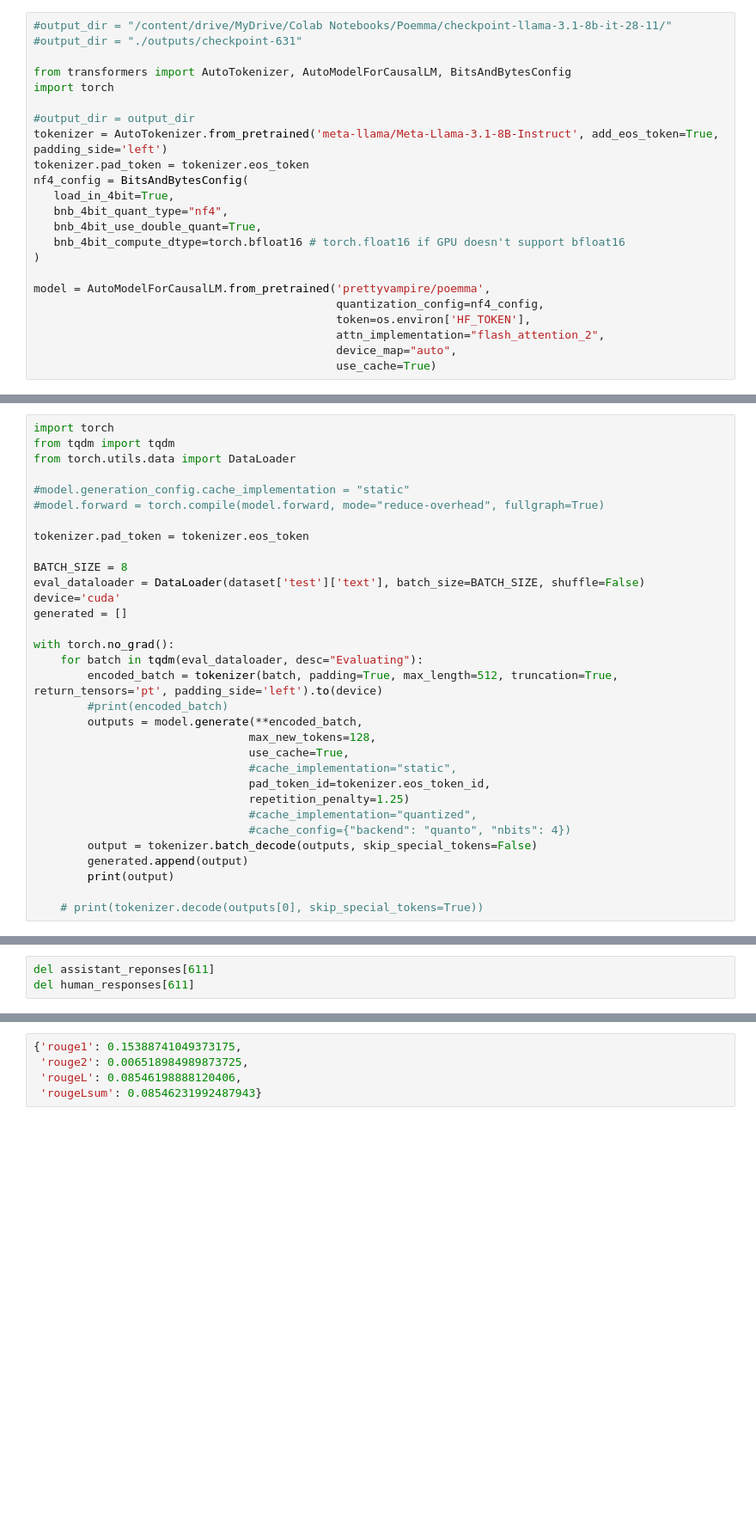
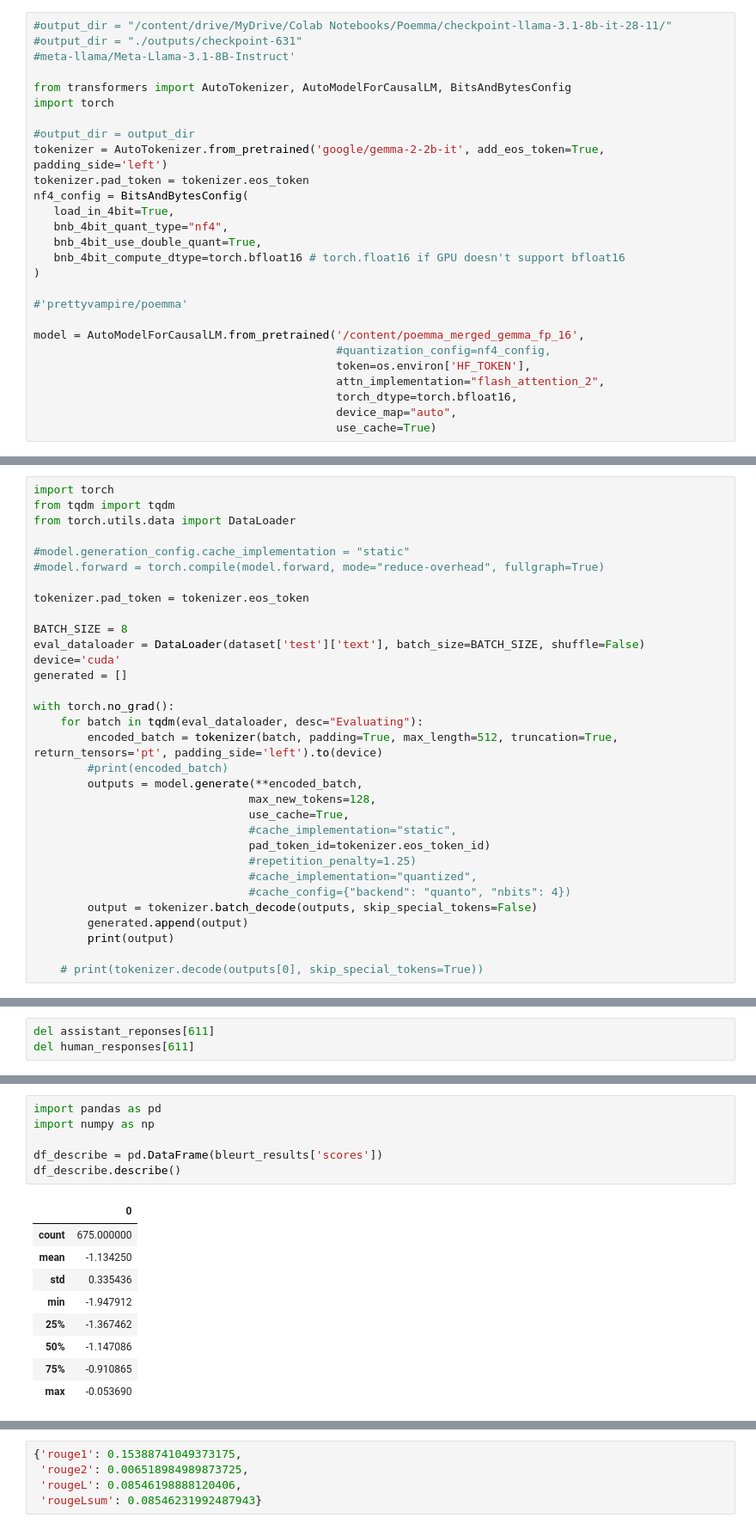
Before and after one commit to lovelyscientist/poemma, a Jupyter notebook: 4 - Poemma_Evaluation.ipynb, the cells around one changed output, grey strips where cells are left out. Shown at 86% size. Saved outputs shown, nothing was run; the diff lists cells and outputs as text; blank space fills up the shorter version.

```diff
--- a/4 - Poemma_Evaluation.ipynb
+++ b/4 - Poemma_Evaluation.ipynb
@@ -72,12 +80,13 @@ merged_model.save_pretrained('./outputs/poemma_merged_fp_16')
 # %%
 #output_dir = "/content/drive/MyDrive/Colab Notebooks/Poemma/checkpoint-llama-3.1-8b-it-28-11/"
 #output_dir = "./outputs/checkpoint-631"
+#meta-llama/Meta-Llama-3.1-8B-Instruct'
 
 from transformers import AutoTokenizer, AutoModelForCausalLM, BitsAndBytesConfig
 import torch
 
 #output_dir = output_dir
-tokenizer = AutoTokenizer.from_pretrained('meta-llama/Meta-Llama-3.1-8B-Instruct', add_eos_token=True, padding_side='left')
+tokenizer = AutoTokenizer.from_pretrained('google/gemma-2-2b-it', add_eos_token=True, padding_side='left')
 tokenizer.pad_token = tokenizer.eos_token
 nf4_config = BitsAndBytesConfig(
    load_in_4bit=True,
@@ -86,10 +95,13 @@ nf4_config = BitsAndBytesConfig(
    bnb_4bit_compute_dtype=torch.bfloat16 # torch.float16 if GPU doesn't support bfloat16
 )
 
-model = AutoModelForCausalLM.from_pretrained('prettyvampire/poemma',
-                                             quantization_config=nf4_config,
+#'prettyvampire/poemma'
+
+model = AutoModelForCausalLM.from_pretrained('/content/poemma_merged_gemma_fp_16',
+                                             #quantization_config=nf4_config,
                                              token=os.environ['HF_TOKEN'],
                                              attn_implementation="flash_attention_2",
+                                             torch_dtype=torch.bfloat16,
                                              device_map="auto",
                                              use_cache=True)
 # %%
@@ -157,8 +172,8 @@ with torch.no_grad():
                                 max_new_tokens=128,
                                 use_cache=True,
                                 #cache_implementation="static",
-                                pad_token_id=tokenizer.eos_token_id,
-                                repetition_penalty=1.25)
+                                pad_token_id=tokenizer.eos_token_id)
+                                #repetition_penalty=1.25)
                                 #cache_implementation="quantized",
                                 #cache_config={"backend": "quanto", "nbits": 4})
         output = tokenizer.batch_decode(outputs, skip_special_tokens=False)
@@ -354,0 +438,16 @@ Llama Qlora Evaluation
+# %%
+import pandas as pd
+import numpy as np
+
+df_describe = pd.DataFrame(bleurt_results['scores'])
+df_describe.describe()
+# %% [output]
+|  | 0 |
+| count | 675.000000 |
+| mean | -1.134250 |
+| std | 0.335436 |
+| min | -1.947912 |
+| 25% | -1.367462 |
+| 50% | -1.147086 |
+| 75% | -0.910865 |
+| max | -0.053690 |
```
Also changed, not shown: parts of 28 cells of this notebook.
